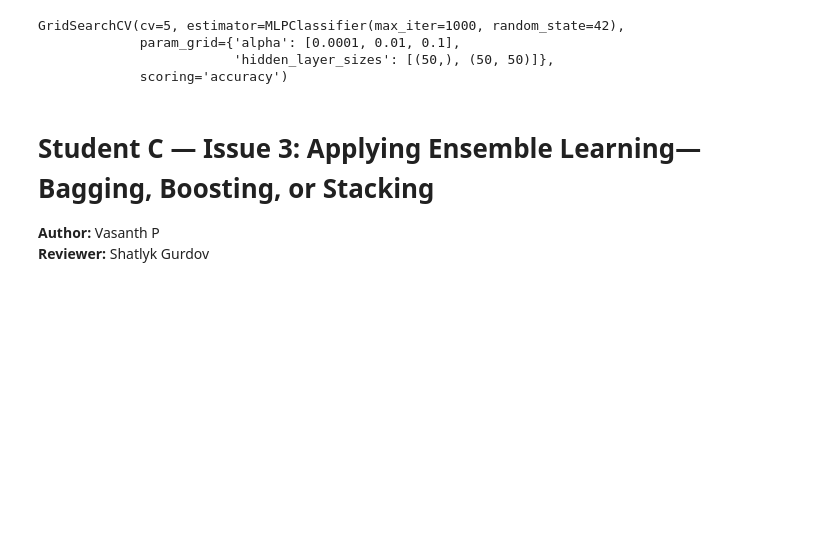
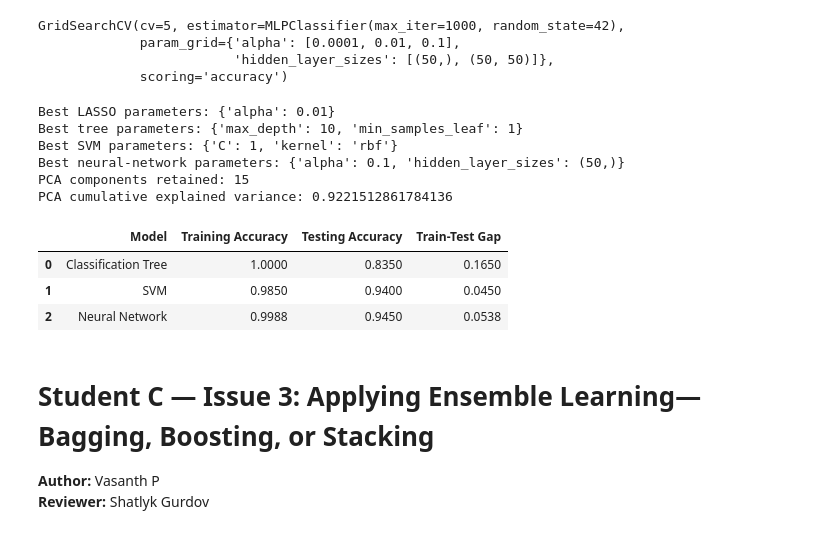
Before and after one commit to shatlykgurdov/3.1.2, a Jupyter notebook: ML_Finance_GWP2_15855_Combined_Clean.ipynb, the cells around one changed output. Drawn from its saved outputs; the diff is of its cells as text; code cells hidden in the pictures; blank space fills up the shorter version.

```diff
--- a/ML_Finance_GWP2_15855_Combined_Clean.ipynb
+++ b/ML_Finance_GWP2_15855_Combined_Clean.ipynb
@@ -768,6 +768,57 @@ GridSearchCV(cv=5, estimator=MLPClassifier(max_iter=1000, random_state=42),
              param_grid={'alpha': [0.0001, 0.01, 0.1],
                          'hidden_layer_sizes': [(50,), (50, 50)]},
              scoring='accuracy')
+# %%
+from sklearn.metrics import accuracy_score, mean_squared_error
+
+print("Best LASSO parameters:", lasso_grid.best_params_)
+print("Best tree parameters:", tree_grid.best_params_)
+print("Best SVM parameters:", svm_grid.best_params_)
+print("Best neural-network parameters:", nn_grid.best_params_)
+print("PCA components retained:", pca.n_components_)
+print("PCA cumulative explained variance:",
+      pca.explained_variance_ratio_.sum())
+# %% [output]
+Best LASSO parameters: {'alpha': 0.01}
+Best tree parameters: {'max_depth': 10, 'min_samples_leaf': 1}
+Best SVM parameters: {'C': 1, 'kernel': 'rbf'}
+Best neural-network parameters: {'alpha': 0.1, 'hidden_layer_sizes': (50,)}
+PCA components retained: 15
+PCA cumulative explained variance: 0.9221512861784136
+# %%
+models = {
+    "Classification Tree": tree_grid.best_estimator_,
+    "SVM": svm_grid.best_estimator_,
+    "Neural Network": nn_grid.best_estimator_,
+}
+
+results = []
+
+for name, model in models.items():
+    train_pred = model.predict(
+        X_train if name == "Classification Tree" else X_train_scaled
+    )
+    test_pred = model.predict(
+        X_test if name == "Classification Tree" else X_test_scaled
+    )
+
+    train_accuracy = accuracy_score(y_train, train_pred)
+    test_accuracy = accuracy_score(y_test, test_pred)
+
+    results.append({
+        "Model": name,
+        "Training Accuracy": train_accuracy,
+        "Testing Accuracy": test_accuracy,
+        "Train-Test Gap": train_accuracy - test_accuracy,
+    })
+
+results_table = pd.DataFrame(results)
+results_table
+# %% [output]
+|  | Model | Training Accuracy | Testing Accuracy | Train-Test Gap |
+| 0 | Classification Tree | 1.0000 | 0.8350 | 0.1650 |
+| 1 | SVM | 0.9850 | 0.9400 | 0.0450 |
+| 2 | Neural Network | 0.9988 | 0.9450 | 0.0538 |
 # %% [markdown]
 # Student C — Issue 3: Applying Ensemble Learning—Bagging, Boosting, or Stacking
 
```
Also changed, not shown: parts of 10 cells of this notebook.
